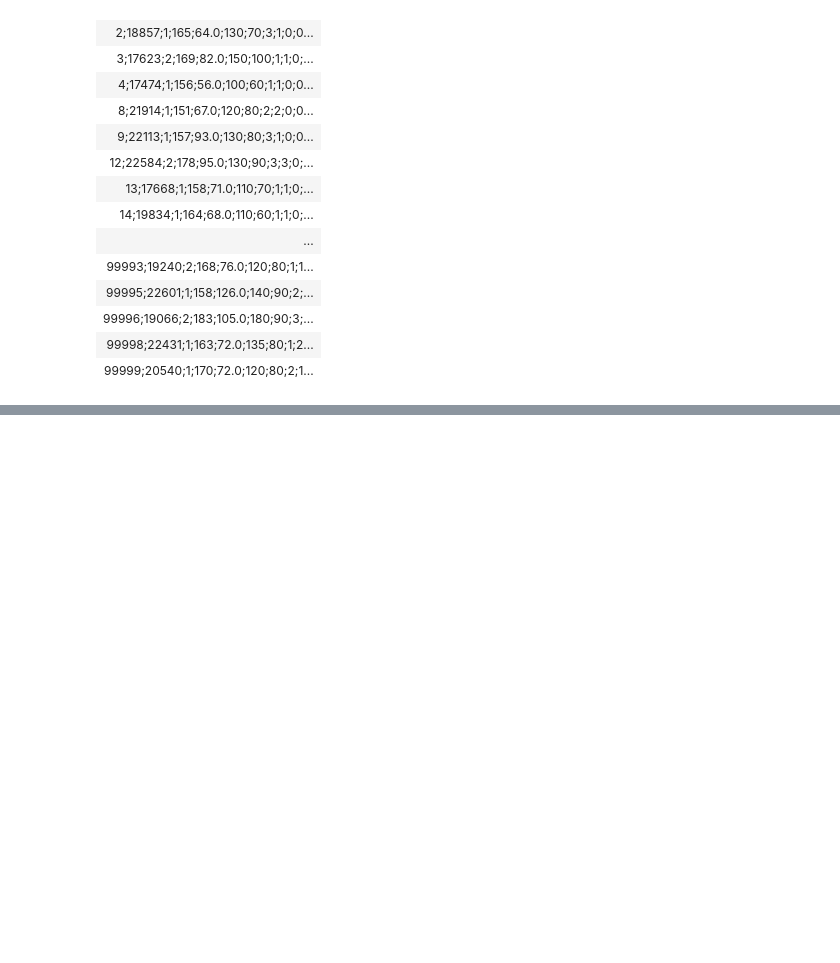
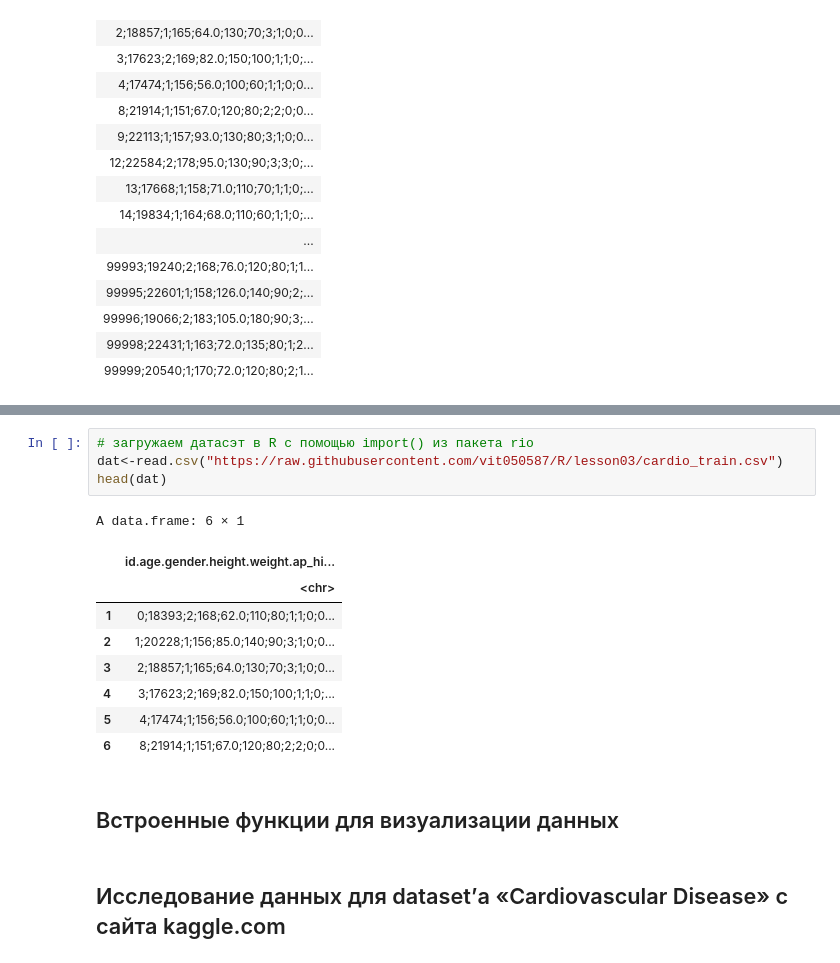
Before and after one commit to vit050587/R, a Jupyter notebook: lesson02.ipynb, the cells around one changed output, grey strips where cells are left out. Saved outputs shown, nothing was run; the diff lists cells and outputs as text; blank space fills up the shorter version.

```diff
--- a/lesson02.ipynb
+++ b/lesson02.ipynb
@@ -448,0 +457,18 @@ A data.frame: 70000 × 1
+# %%
+# загружаем датасэт в R с помощью import() из пакета rio
+dat<-read.csv("https://raw.githubusercontent.com/vit050587/R/lesson03/cardio_train.csv")
+head(dat)
+# %% [output]
+A data.frame: 6 × 1
+|  | id.age.gender.height.weight.ap_hi... |
+|  | <chr> |
+| 1 | 0;18393;2;168;62.0;110;80;1;1;0;0... |
+| 2 | 1;20228;1;156;85.0;140;90;3;1;0;0... |
+| 3 | 2;18857;1;165;64.0;130;70;3;1;0;0... |
+| 4 | 3;17623;2;169;82.0;150;100;1;1;0;... |
+| 5 | 4;17474;1;156;56.0;100;60;1;1;0;0... |
+| 6 | 8;21914;1;151;67.0;120;80;2;2;0;0... |
+# %% [markdown]
+## Встроенные функции для визуализации данных
+# %% [markdown]
+## Исследование данных для  dataset’а «Cardiovascular Disease» c  сайта kaggle.com
```
Also changed, not shown: parts of 7 cells of this notebook.
